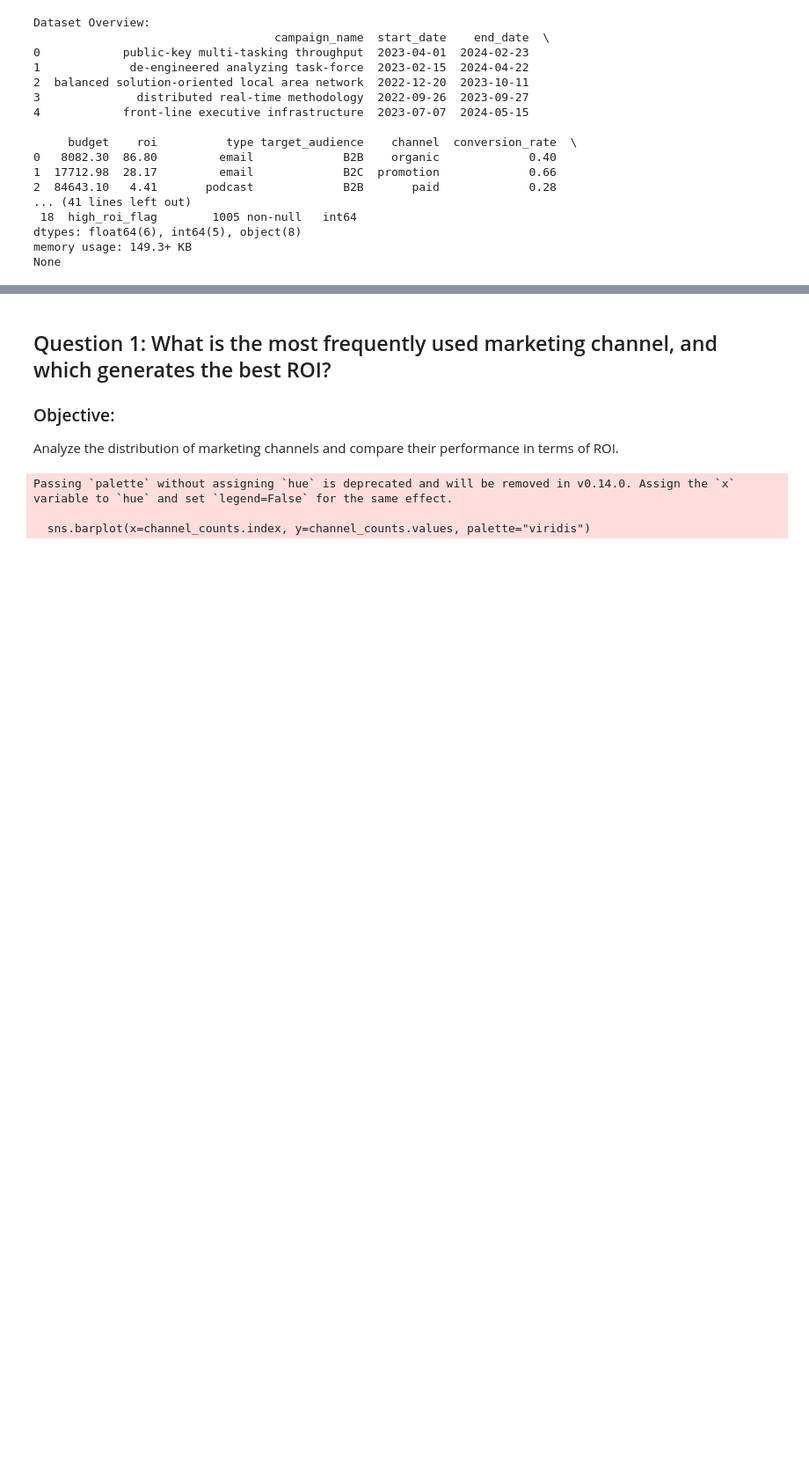
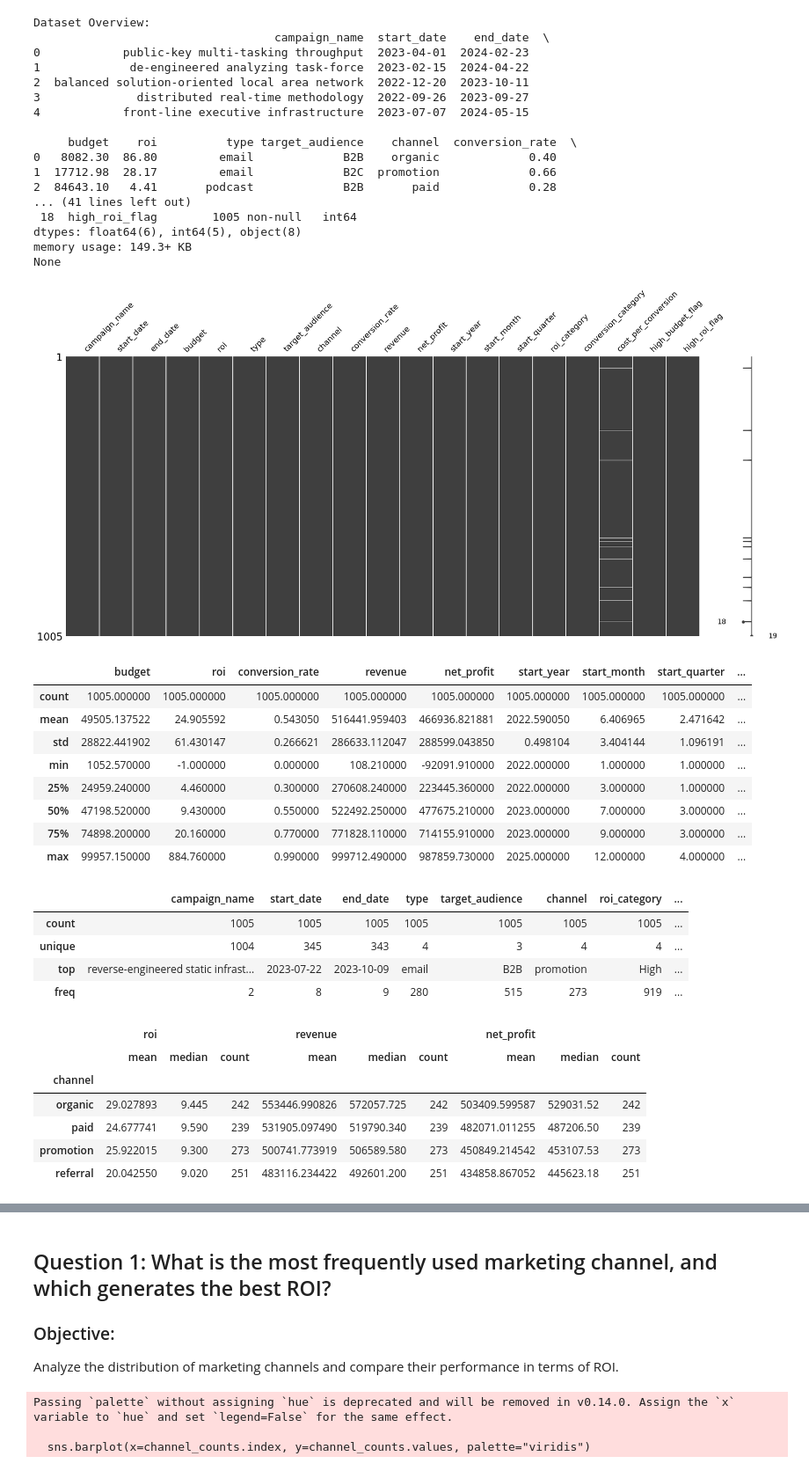
Before and after one commit to patriciajaquez/marketing_campaigns_analysis, a Jupyter notebook: notebooks/eda.ipynb, the cells around one changed output, grey strips where cells are left out. Shown at 88% size. Drawn from its saved outputs; the diff is of its cells as text; code cells hidden in the pictures; blank space fills up the shorter version.

```diff
--- a/notebooks/eda.ipynb
+++ b/notebooks/eda.ipynb
@@ -47,3 +60,40 @@ Dataset Overview:
 dtypes: float64(6), int64(5), object(8)
 memory usage: 149.3+ KB
 None
+# %%
+# Visualize missing values
+msno.matrix(df)
+plt.show()
+
+# Descriptive statistics for numeric columns
+display(df.describe())
+
+# Descriptive statistics for categorical columns
+display(df.describe(include='object'))
+
+# Summary Table by Category
+summary = df.groupby('channel')[['roi', 'revenue', 'net_profit']].agg(['mean', 'median', 'count'])
+display(summary)
+# %% [output]
+[figure, added]
+|  | budget | roi | conversion_rate | revenue | net_profit | start_year | start_month | start_quarter | ... |
+| count | 1005.000000 | 1005.000000 | 1005.000000 | 1005.000000 | 1005.000000 | 1005.000000 | 1005.000000 | 1005.000000 | ... |
+| mean | 49505.137522 | 24.905592 | 0.543050 | 516441.959403 | 466936.821881 | 2022.590050 | 6.406965 | 2.471642 | ... |
+| std | 28822.441902 | 61.430147 | 0.266621 | 286633.112047 | 288599.043850 | 0.498104 | 3.404144 | 1.096191 | ... |
+| min | 1052.570000 | -1.000000 | 0.000000 | 108.210000 | -92091.910000 | 2022.000000 | 1.000000 | 1.000000 | ... |
+| 25% | 24959.240000 | 4.460000 | 0.300000 | 270608.240000 | 223445.360000 | 2022.000000 | 3.000000 | 1.000000 | ... |
+| 50% | 47198.520000 | 9.430000 | 0.550000 | 522492.250000 | 477675.210000 | 2023.000000 | 7.000000 | 3.000000 | ... |
+| 75% | 74898.200000 | 20.160000 | 0.770000 | 771828.110000 | 714155.910000 | 2023.000000 | 9.000000 | 3.000000 | ... |
+| max | 99957.150000 | 884.760000 | 0.990000 | 999712.490000 | 987859.730000 | 2025.000000 | 12.000000 | 4.000000 | ... |
+|  | campaign_name | start_date | end_date | type | target_audience | channel | roi_category | ... |
+| count | 1005 | 1005 | 1005 | 1005 | 1005 | 1005 | 1005 | ... |
+| unique | 1004 | 345 | 343 | 4 | 3 | 4 | 4 | ... |
+| top | reverse-engineered static infrast... | 2023-07-22 | 2023-10-09 | email | B2B | promotion | High | ... |
+| freq | 2 | 8 | 9 | 280 | 515 | 273 | 919 | ... |
+|  | roi |  |  | revenue |  |  | net_profit |  |  |
+|  | mean | median | count | mean | median | count | mean | median | count |
+| channel |  |  |  |  |  |  |  |  |  |
+| organic | 29.027893 | 9.445 | 242 | 553446.990826 | 572057.725 | 242 | 503409.599587 | 529031.52 | 242 |
+| paid | 24.677741 | 9.590 | 239 | 531905.097490 | 519790.340 | 239 | 482071.011255 | 487206.50 | 239 |
+| promotion | 25.922015 | 9.300 | 273 | 500741.773919 | 506589.580 | 273 | 450849.214542 | 453107.53 | 273 |
+| referral | 20.042550 | 9.020 | 251 | 483116.234422 | 492601.200 | 251 | 434858.867052 | 445623.18 | 251 |
```
Also changed, not shown: parts of 24 cells of this notebook, 1 other file.
